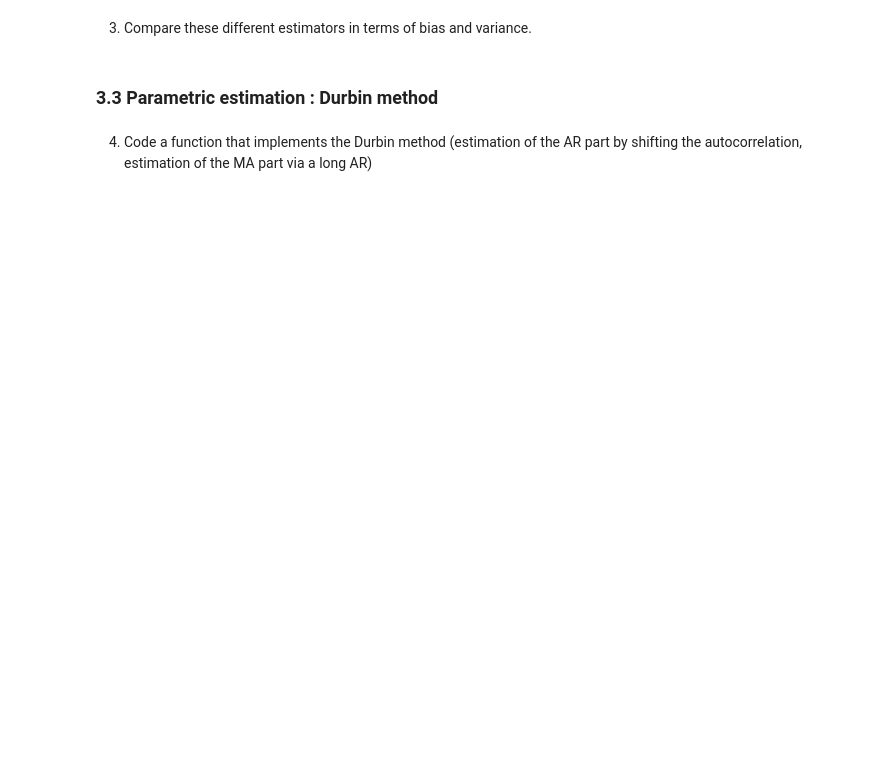
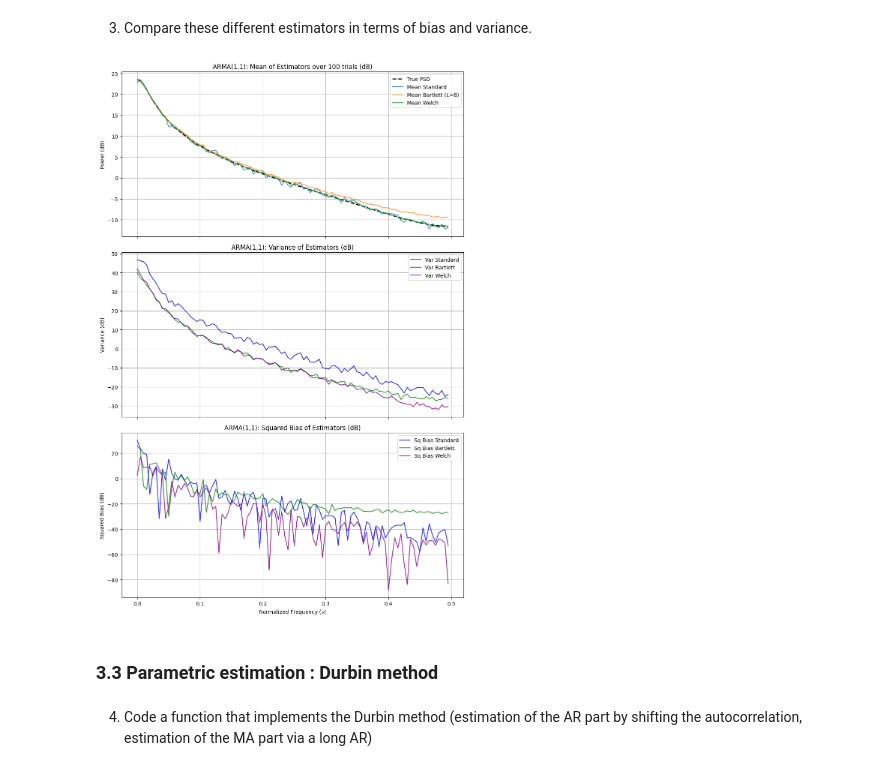
Before and after one commit to carlmonnaert/spectral-estimation-lab, a Jupyter notebook: spectral-estimation.ipynb, the cells around one changed output. Saved outputs shown, nothing was run; the diff lists cells and outputs as text; code cells hidden in the pictures; blank space fills up the shorter version.

```diff
--- a/spectral-estimation.ipynb
+++ b/spectral-estimation.ipynb
@@ -715,5 +923,81 @@ periodogram with the known PSD of the ARMA process.
 # %% [markdown]
 3. Compare these different estimators in terms of bias and variance.
+# %%
+
+# Bias and variance comparison for ARMA(1,1) estimators
+N = 1024
+a_ar = 0.9
+b_ma = 0.5
+sigma2 = 1.0
+num_trials = 100
+nu_values = np.arange(0, 0.5, 0.005)
+eps = 1e-12
+
+# Theoretical PSD of ARMA(1,1)
+theoretical_psd = sigma2 * np.abs(1 + b_ma * np.exp(-2j * np.pi * nu_values))**2 \
+                         / np.abs(1 - a_ar * np.exp(-2j * np.pi * nu_values))**2
+
+std_estimates = np.zeros((num_trials, len(nu_values)))
+bar_estimates = np.zeros((num_trials, len(nu_values)))
+wel_estimates = np.zeros((num_trials, len(nu_values)))
+
+np.random.seed(42)
+
+for k in range(num_trials):
+    sig = synthetize_arma([1.0, -a_ar], [1.0, b_ma], N, np.sqrt(sigma2))
+
+    std_func = periodogram(sig, 'standard')
+    bar_func = periodogram(sig, 'bartlett', bartlett_L=8)
+    wel_func = periodogram(sig, 'welch')
+
+    std_estimates[k, :] = [std_func(nu) for nu in nu_values]
+    bar_estimates[k, :] = [bar_func(nu) for nu in nu_values]
+    wel_estimates[k, :] = [wel_func(nu) for nu in nu_values]
+
+mean_std = np.mean(std_estimates, axis=0)
+mean_bar = np.mean(bar_estimates, axis=0)
+mean_wel = np.mean(wel_estimates, axis=0)
+
+var_std = np.var(std_estimates, axis=0)
+var_bar = np.var(bar_estimates, axis=0)
+var_wel = np.var(wel_estimates, axis=0)
+
+sq_bias_std = (mean_std - theoretical_psd)**2
+sq_bias_bar = (mean_bar - theoretical_psd)**2
+sq_bias_wel = (mean_wel - theoretical_psd)**2
+
+fig, axs = plt.subplots(3, 1, figsize=(10, 15), sharex=True)
+
+axs[0].plot(nu_values, 10*np.log10(theoretical_psd), 'k--', label='True PSD', linewidth=2)
+axs[0].plot(nu_values, 10*np.log10(mean_std), label='Mean Standard', alpha=0.8)
+axs[0].plot(nu_values, 10*np.log10(mean_bar), label='Mean Bartlett (L=8)', alpha=0.8)
+axs[0].plot(nu_values, 10*np.log10(mean_wel), label='Mean Welch', alpha=0.8)
+axs[0].set_title('ARMA(1,1): Mean of Estimators over 100 trials (dB)')
+axs[0].set_ylabel('Power (dB)')
+axs[0].legend()
+axs[0].grid(True)
+
+axs[1].plot(nu_values, 10*np.log10(var_std + eps), label='Var Standard', color='blue', alpha=0.8)
+axs[1].plot(nu_values, 10*np.log10(var_bar + eps), label='Var Bartlett', color='green', alpha=0.8)
+axs[1].plot(nu_values, 10*np.log10(var_wel + eps), label='Var Welch', color='purple', alpha=0.8)
+axs[1].set_title('ARMA(1,1): Variance of Estimators (dB)')
+axs[1].set_ylabel('Variance (dB)')
+axs[1].legend()
+axs[1].grid(True)
+
+axs[2].plot(nu_values, 10*np.log10(sq_bias_std + eps), label='Sq Bias Standard', color='blue', alpha=0.8)
+axs[2].plot(nu_values, 10*np.log10(sq_bias_bar + eps), label='Sq Bias Bartlett', color='green', alpha=0.8)
+axs[2].plot(nu_values, 10*np.log10(sq_bias_wel + eps), label='Sq Bias Welch', color='purple', alpha=0.8)
+axs[2].set_title('ARMA(1,1): Squared Bias of Estimators (dB)')
+axs[2].set_xlabel('Normalized Frequency ($\\nu$)')
+axs[2].set_ylabel('Squared Bias (dB)')
+axs[2].legend()
+axs[2].grid(True)
+
+plt.tight_layout()
+plt.show()
+# %% [output]
+[figure, added]
 # %% [markdown]
 ### 3.3 Parametric estimation : Durbin method
 # %% [markdown]
```
Also changed, not shown: parts of 11 cells of this notebook.
